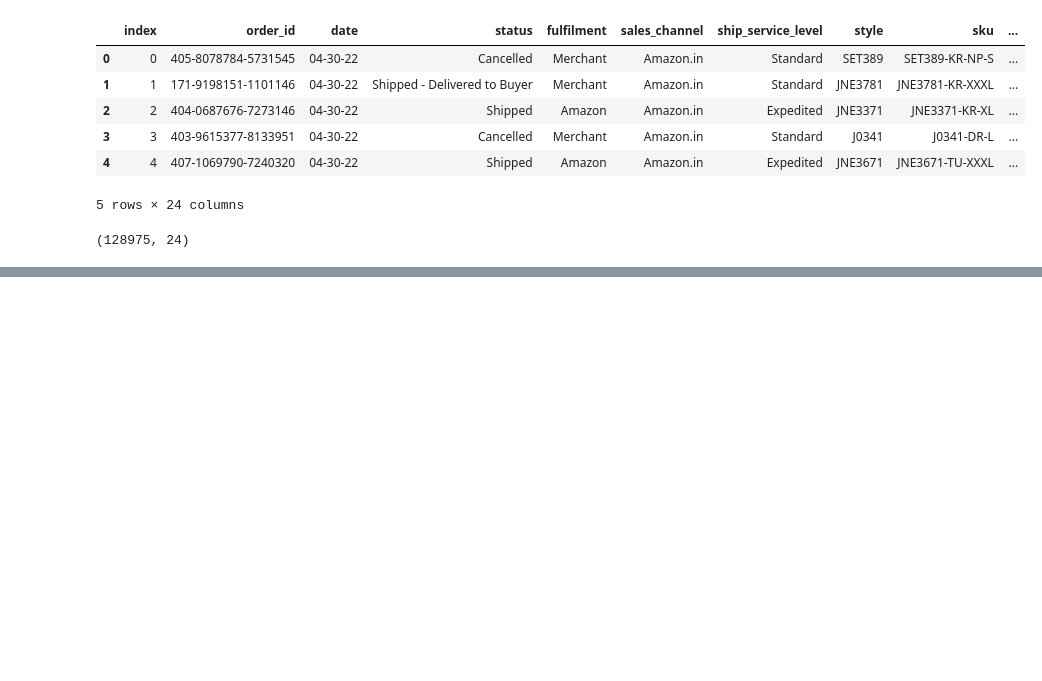
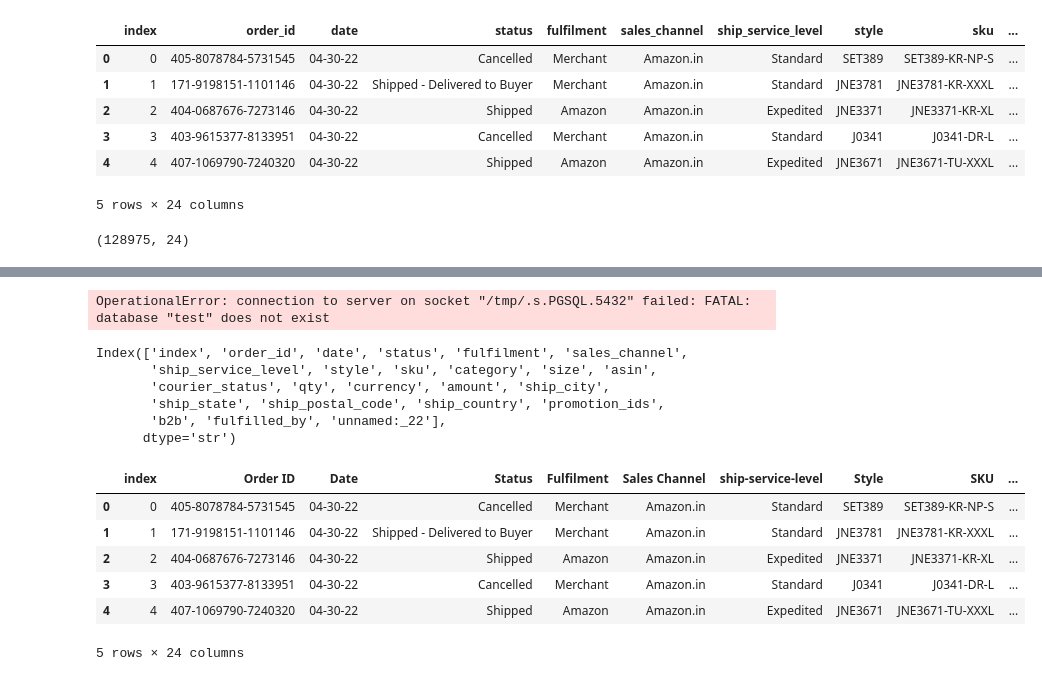
Before and after one commit to vatscode01/sales-analytics-etl-ml, a Jupyter notebook: notebooks/transform.ipynb, the cells around one changed output, grey strips where cells are left out. Saved outputs shown, nothing was run; the diff lists cells and outputs as text; code cells hidden in the pictures; blank space fills up the shorter version.

```diff
--- a/notebooks/transform.ipynb
+++ b/notebooks/transform.ipynb
@@ -60,0 +59,33 @@ ModuleNotFoundError: No module named 'openpyxl'
+# %%
+import pandas as pd
+import psycopg2 as pg2
+
+pg2.connect(database = 'test', user = 'postgres', password = 'aady_02')
+# %% [output]
+OperationalError: connection to server on socket "/tmp/.s.PGSQL.5432" failed: FATAL:  database "test" does not exist
+# %%
+df.columns
+# %% [output]
+Index(['index', 'order_id', 'date', 'status', 'fulfilment', 'sales_channel',
+       'ship_service_level', 'style', 'sku', 'category', 'size', 'asin',
+       'courier_status', 'qty', 'currency', 'amount', 'ship_city',
+       'ship_state', 'ship_postal_code', 'ship_country', 'promotion_ids',
+       'b2b', 'fulfilled_by', 'unnamed:_22'],
+      dtype='str')
+# %%
+# import sys
+# sys.path.append('/Users/aady/Desktop/Ayush Vats/ETL Pipeline Project/data/raw')
+
+import pandas as pd
+
+df_amazon = pd.read_csv('/Users/aady/Desktop/Ayush Vats/ETL Pipeline Project/data/raw/Amazon Sale Report.csv')
+
+df_amazon.head()
+# %% [output]
+|  | index | Order ID | Date | Status | Fulfilment | Sales Channel | ship-service-level | Style | SKU | ... |
+| 0 | 0 | 405-8078784-5731545 | 04-30-22 | Cancelled | Merchant | Amazon.in | Standard | SET389 | SET389-KR-NP-S | ... |
+| 1 | 1 | 171-9198151-1101146 | 04-30-22 | Shipped - Delivered to Buyer | Merchant | Amazon.in | Standard | JNE3781 | JNE3781-KR-XXXL | ... |
+| 2 | 2 | 404-0687676-7273146 | 04-30-22 | Shipped | Amazon | Amazon.in | Expedited | JNE3371 | JNE3371-KR-XL | ... |
+| 3 | 3 | 403-9615377-8133951 | 04-30-22 | Cancelled | Merchant | Amazon.in | Standard | J0341 | J0341-DR-L | ... |
+| 4 | 4 | 407-1069790-7240320 | 04-30-22 | Shipped | Amazon | Amazon.in | Expedited | JNE3671 | JNE3671-TU-XXXL | ... |
+5 rows × 24 columns
```
Also changed, not shown: parts of 4 cells of this notebook, 1 other file.
